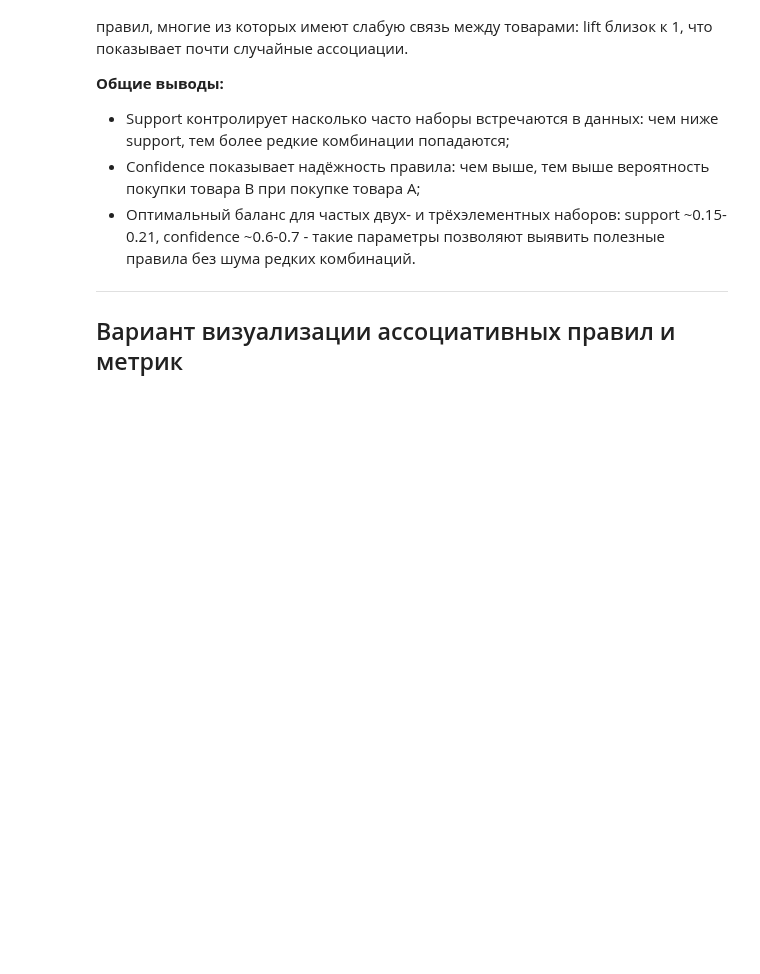
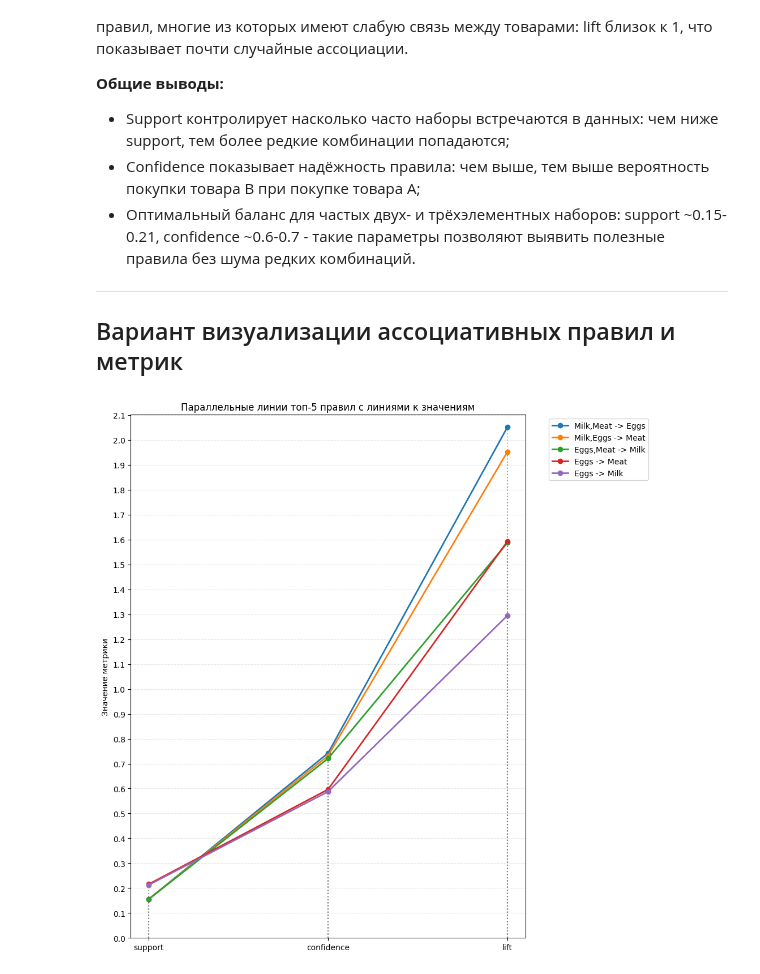
Before and after one commit to rochaldo1/Machine_Learning, a Jupyter notebook: labs/lab_2.ipynb, the cells around one changed output. Drawn from its saved outputs; the diff is of its cells as text; code cells hidden in the pictures; blank space fills up the shorter version.

Commit message:
ARL visualization option

```diff
--- a/labs/lab_2.ipynb
+++ b/labs/lab_2.ipynb
@@ -422,3 +422,43 @@ for exp in experiments:
 ---
 
 ## Вариант визуализации ассоциативных правил и метрик
+# %%
+import numpy as np
+
+df1 = apriori(data, min_support=min_support, use_colnames = True)
+
+min_threshold = 0.5
+rules = association_rules(df1, metric = "confidence", min_threshold = min_threshold)
+
+top_rules = rules.sort_values(by='confidence', ascending=False).head(5)
+top_rules['rule'] = top_rules['antecedents'].apply(lambda x: ','.join(list(x))) + ' -> ' + top_rules['consequents'].apply(lambda x: ','.join(list(x)))
+
+metrics =['support', 'confidence', 'lift']
+x = np.arange(len(metrics))
+
+plt.figure(figsize=(10,10))
+
+y_min = top_rules[['support', 'confidence', 'lift']].values.min()
+y_min = min(y_min, 0)
+y_max = top_rules[['support', 'confidence', 'lift']].values.max() + 0.05
+
+for idx, (_, row) in enumerate(top_rules.iterrows()):
+    y = [row[m] for m in metrics]
+
+    for i in range(len(x)):
+        plt.vlines(x[i], 0, y[i], colors='gray', alpha=0.5, linestyles='dotted')
+
+    plt.plot(x, y, marker='o', label=row['rule'], linewidth=2)
+
+plt.xticks(x, metrics)
+plt.ylabel('Значение метрики')
+plt.title('Параллельные линии топ-5 правил с линиями к значениям')
+
+plt.yticks(np.arange(y_min, y_max + 0.01, 0.1))
+plt.ylim(y_min, y_max)
+plt.legend(bbox_to_anchor=(1.05, 1), loc='upper left')
+plt.grid(axis='y', linestyle='--', alpha=0.3)
+plt.tight_layout()
+plt.show()
+# %% [output]
+[figure, added]
```
